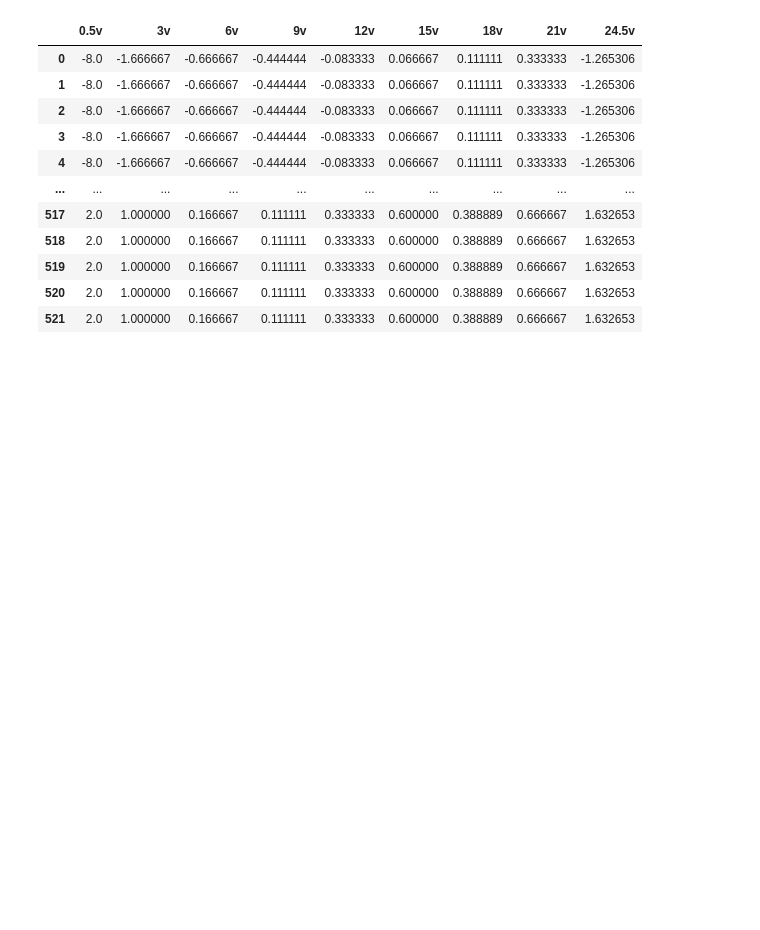
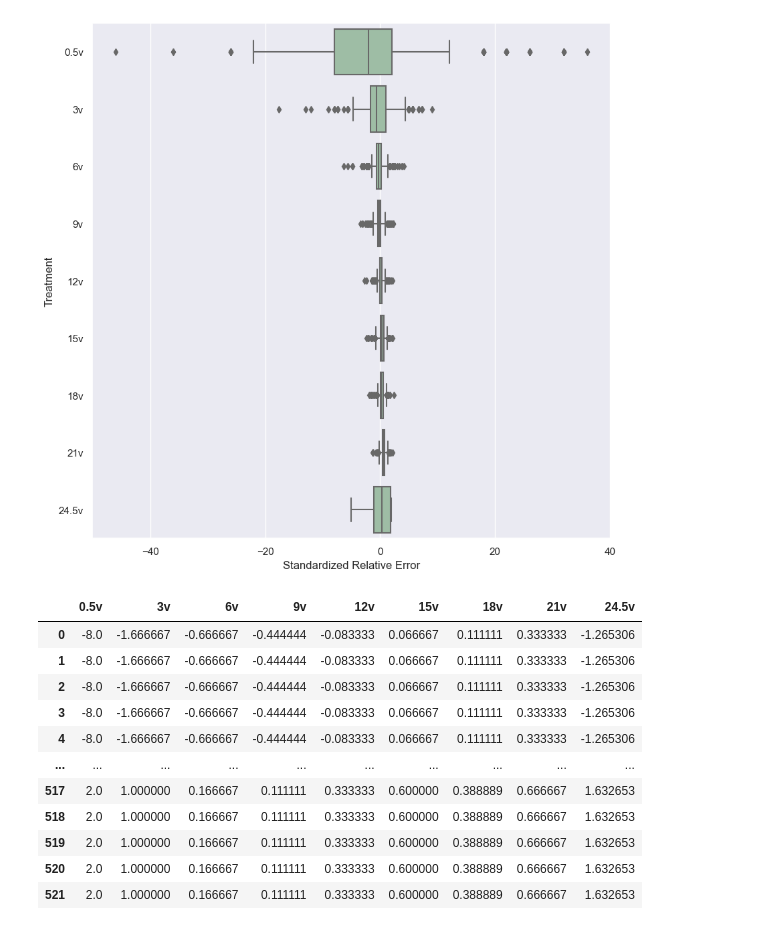
Before and after one commit to BiggusMaximus/Solar-Panel-Monitoring, a Jupyter notebook: Arduino-Bluetooth/2nd Approach/remove_outlier_each_voltage_std.ipynb, the cells around one changed output. Cells and saved outputs as stored; diff of their text form; code cells hidden in the pictures; blank space fills up the shorter version.

Commit message:
finishing qq plot and chauvenet

```diff
--- a/Arduino-Bluetooth/2nd Approach/remove_outlier_each_voltage_std.ipynb
+++ b/Arduino-Bluetooth/2nd Approach/remove_outlier_each_voltage_std.ipynb
@@ -11,3 +11,13 @@ from statsmodels.stats.multicomp import pairwise_tukeyhsd
 # %%
 df = pd.read_csv('../docs 2nd Approach/relative_error.csv')
 df = df.apply(lambda x: x.sort_values().values)
+
+
+list_voltage = []
+for i in df_remove.columns:
+    list_voltage.append(str(i))
+
+df_melt = pd.melt(df.reset_index(), id_vars=['index'], value_vars=list_voltage)
+# replace column names
+df_melt.columns = ['index', 'voltage', 'value']
+df_melt
@@ -14,3 +38,12 @@ df = df.apply(lambda x: x.sort_values().values)
+# %%
+sns.set(rc={'figure.figsize':(10,10)})
+sns.set_style('darkgrid')
+ax = sns.boxplot(x='value', y='voltage', data=df_melt, color='#99c2a2')
+ax.set(xlabel='Standardized Relative Error', ylabel='Treatment')
+plt.savefig('../docs 2nd Approach/img/Boxplot Remove Outlier STD Based from each variation sample.png')
+plt.show()
+# %% [output]
+[figure, added]
 # %%
 for i in df.columns:
     df_remove = df.drop(df[
```
Also changed, not shown: parts of 2 cells of this notebook, 16 other files.
